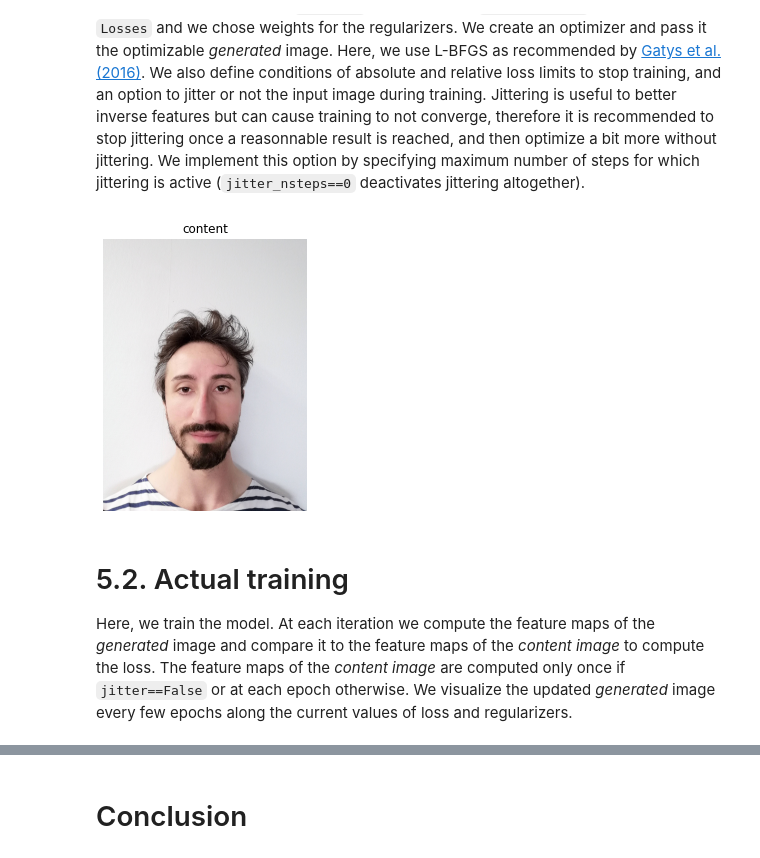
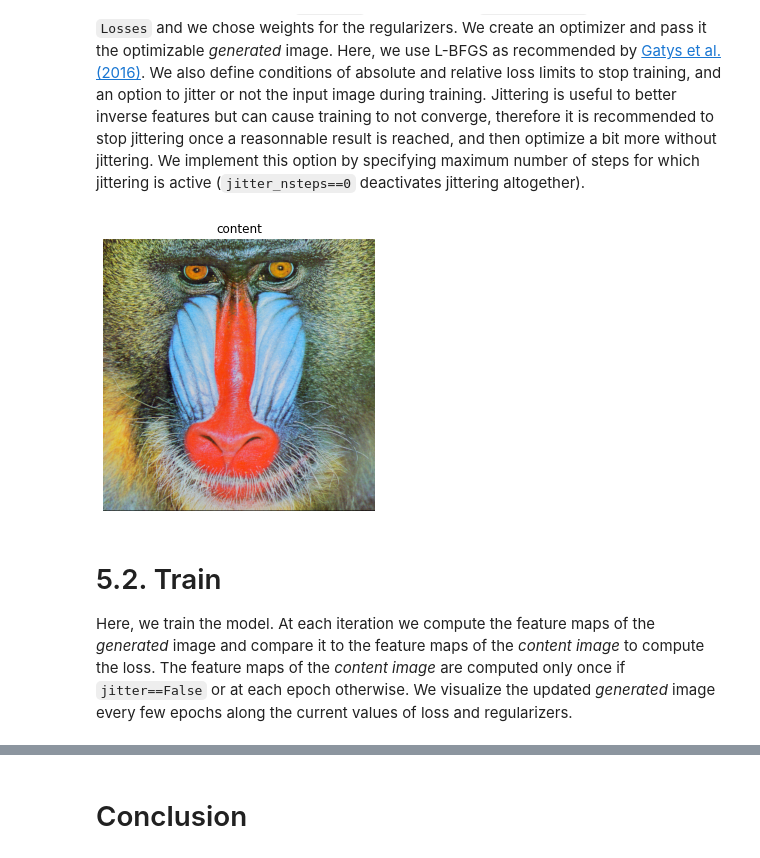
Before and after one commit to abauville/Neural_style_transfer, a Jupyter notebook: Blog01_Feature_visualization.ipynb, the cells around one changed output, grey strips where cells are left out. Saved outputs shown, nothing was run; the diff lists cells and outputs as text; code cells hidden in the pictures.

Commit message:
feature inversion blogpost

```diff
--- a/Blog01_Feature_visualization.ipynb
+++ b/Blog01_Feature_visualization.ipynb
@@ -130,7 +96,8 @@ class Image(nn.Module):
     def postprocess(self):
         with torch.no_grad():
             img = self.img.data[0].to(rgb_std.device).clone()
-        return torchvision.transforms.ToPILImage()(img.permute(1, 2, 0).permute(2, 0, 1))
+            img.clamp_(0, 1)
+            return torchvision.transforms.ToPILImage()(img.permute(1, 2, 0).permute(2, 0, 1))
 
     def jittered_image(self):
         with torch.no_grad():
@@ -142,11 +109,12 @@ class Image(nn.Module):
             self.angle += np.random.standard_normal(1)[0]*1.0
             self.angle = np.clip(self.angle,-self.angle_max,self.angle_max)
             self.jit_i, self.jit_j = np.clip([self.jit_i, self.jit_j],-self.jit_max,self.jit_max)#.astype(int)
-            print(self.angle, self.jit_i, self.jit_j, temp)
+#             print(self.angle, self.jit_i, self.jit_j, temp)
             return torchvision.transforms.functional.affine(self.img.data, angle=self.angle, translate=(self.jit_i/self.img_shape[1], self.jit_j/self.img_shape[0]), scale=1., shear=[0.0,0.0])#,interpolation=torchvision.transforms.functional.InterpolationMode.BILINEAR)
 
 
     def forward(self, jitter=False):
+        self.img.data.clamp_(0, 1)
         if jitter:
             return self.jittered_image()
         else:
@@ -158,7 +126,7 @@ Next, we import a pretrained model from the PyTorch zoo. Here, I use VGG16 ([Sim
 # %%
 pretrained_net = torchvision.models.vgg16(pretrained=True)#.features.to(device).eval()
 display(pretrained_net.features)
-content_layer = [7]
+content_layer = [29]
 # %% [output]
 Sequential(
   (0): Conv2d(3, 64, kernel_size=(3, 3), stride=(1, 1), padding=(1, 1))
@@ -332,38 +267,38 @@ We create two instances of the `Image` class, for the *content* and *generated*
 # %%
 device = 'cpu'
 
 # Images
-# content_im = skimage.io.imread("https://github.com/scijs/baboon-image/blob/master/baboon.png?raw=true")
-content_im = skimage.io.imread("https://github.com/abauville/Neural_style_transfer/blob/main/Data/IMG_20210617_094559.jpg?raw=true")
-# content_im = skimage.io.imread("https://github.com/abauville/Neural_style_transfer/blob/main/Data/matisse_cat.jpeg?raw=true")
+content_im = skimage.io.imread("https://github.com/scijs/baboon-image/blob/master/baboon.png?raw=true")
 fig, ax = plt.subplots(1,1,figsize=[5,5])
 _ = plt.imshow(content_im); plt.title("content"); _ = plt.axis("off")
 
-img_content = Image(img=content_im, optimizable=False).to(device)
-img_gen = Image(None, optimizable=True).to(device)
+
+img_shape = [256, int(256*content_im.shape[1]/content_im.shape[0])]
+img_content = Image(img=content_im, optimizable=False, img_shape=img_shape).to(device)
+img_gen = Image(None, optimizable=True, img_shape=img_shape).to(device)
 
 # SmallNet
 net = SmallNet(pretrained_net, content_layer[-1])
 
 # Losses
 loss_fn = Losses(img_content(),
-                 tv_weight_ini=0.0,
-                 int_weight_ini=0.0,
-                 clamp_weight_ini=0.0,
-                 weight_adjust_bounds=[0.01, 0.1],
-                 weight_adjust_fac=[1.5, 0.75])
+                 tv_weight=0.2,
+                 int_weight=0.0)
 
 # Optimizer
 optimizer = torch.optim.LBFGS(img_gen.parameters(),lr=1.0)
+scheduler = torch.optim.lr_scheduler.StepLR(optimizer, step_size=10, gamma=0.5)
 abs_loss_limit = 1e-3
 rel_loss_limit = 1e-7
 
-# Jitter the input image?
-jitter_nsteps = 20
+# Other options
+n_steps = 100
+n_out = 1 # how often (in number of time steps) to plot the the updated image during inversion
+jitter_nsteps = 50 # Jitter the input image for the first that many steps
 # %% [output]
-[figure, old version]
+[figure, new version]
 # %% [markdown]
-# 5.2. Actual training
+# 5.2. Train
 
 Here, we train the model. At each iteration we compute the feature maps of the *generated* image and compare it to the feature maps of the *content image* to compute the loss. The feature maps of the *content image* are computed only once if `jitter==False` or at each epoch otherwise. We visualize the updated *generated* image every few epochs along the current values of loss and regularizers.
 # %%
```
Also changed, not shown: parts of 13 cells of this notebook, 4 other files.
